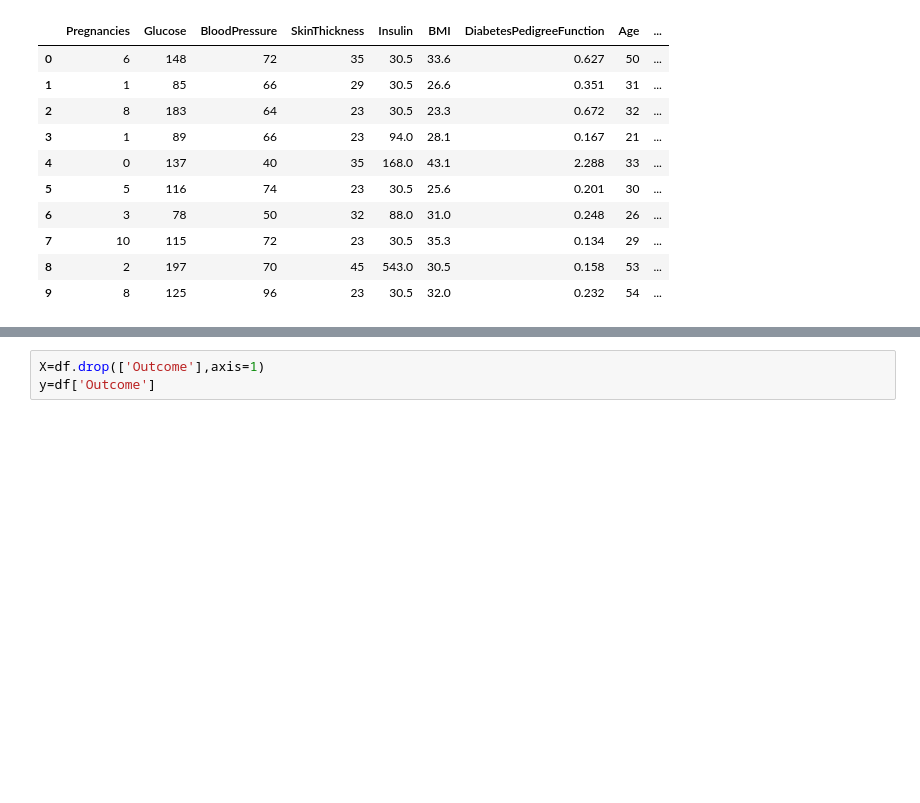
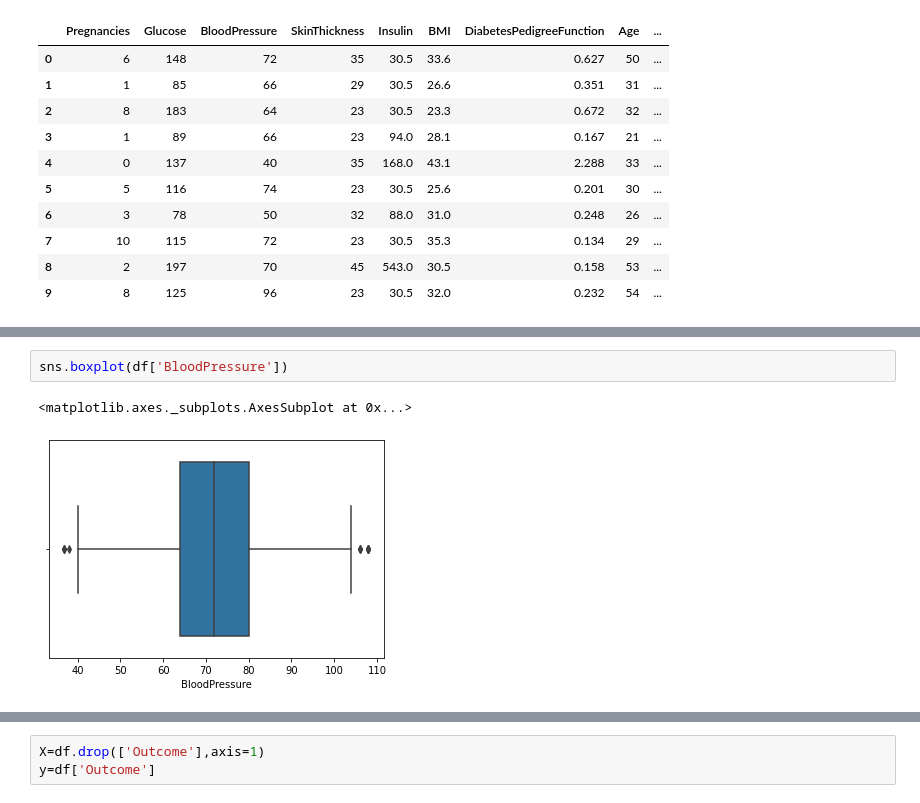
Before and after one commit to sreenal/Pima-Indians-Diabetes_Project, a Jupyter notebook: Pima_Indians_Diabetes.ipynb, the cells around one changed output, grey strips where cells are left out. Cells and saved outputs as stored; diff of their text form; blank space fills up the shorter version.

```diff
--- a/Pima_Indians_Diabetes.ipynb
+++ b/Pima_Indians_Diabetes.ipynb
@@ -272,0 +302,5 @@ df.head(10)
+# %%
+sns.boxplot(df['BloodPressure'])
+# %% [output]
+<matplotlib.axes._subplots.AxesSubplot at 0x...>
+[figure, added]
```
Also changed, not shown: parts of 13 cells of this notebook.
